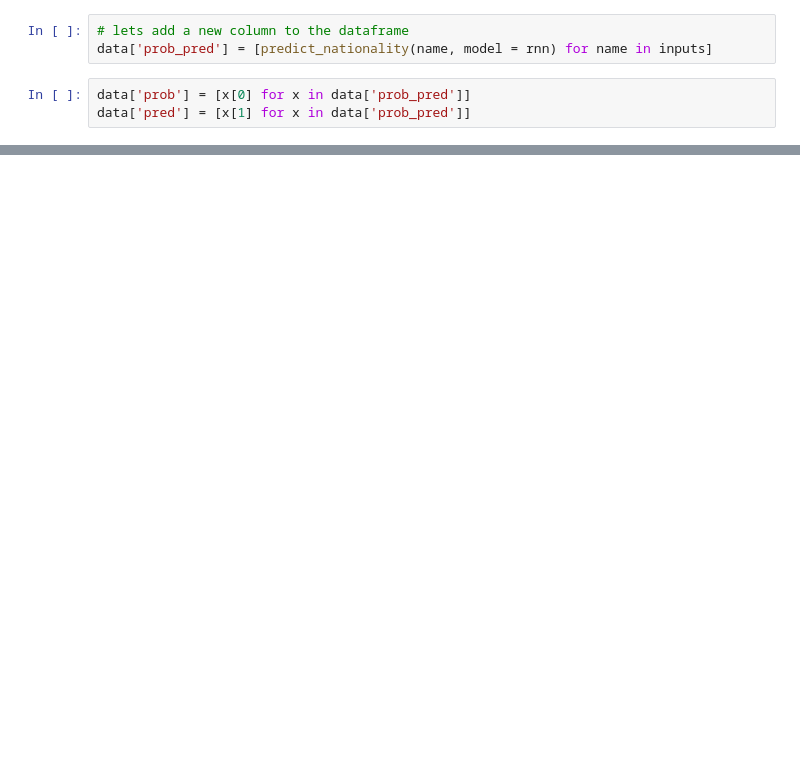
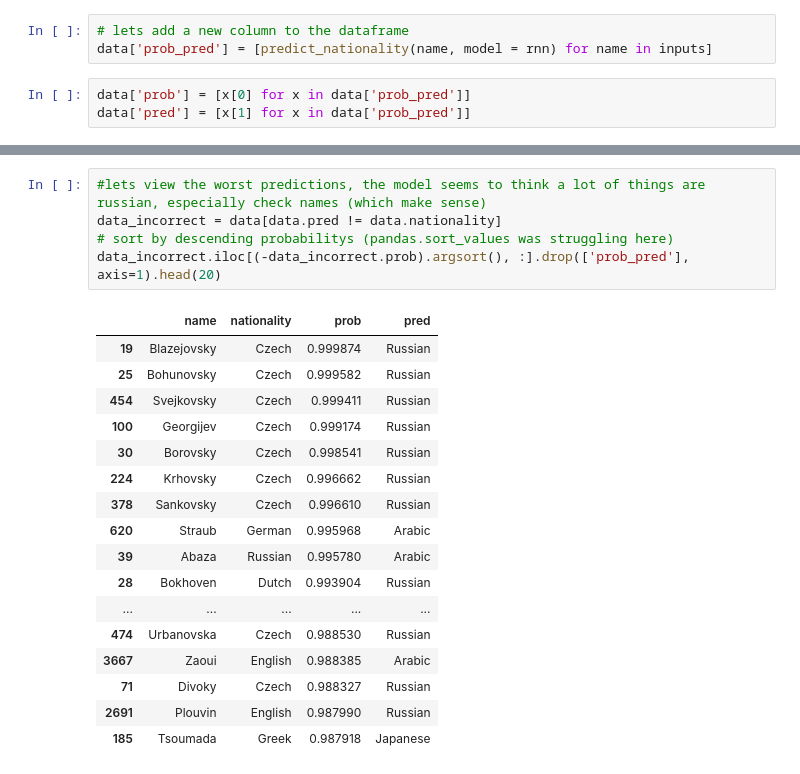
Before and after one commit to stephen-osullivan/pytorch, a Jupyter notebook: 06_rnn_from_scratch.ipynb, the cells around one changed output, grey strips where cells are left out. Saved outputs shown, nothing was run; the diff lists cells and outputs as text; blank space fills up the shorter version.

```diff
--- a/06_rnn_from_scratch.ipynb
+++ b/06_rnn_from_scratch.ipynb
@@ -270,0 +279,23 @@ Text(0.5, 1.0, 'Confusion Matrix')
+# %%
+#lets view the worst predictions, the model seems to think a lot of things are russian, especially check names (which make sense)
+data_incorrect = data[data.pred != data.nationality]
+# sort by descending probabilitys (pandas.sort_values was struggling here)
+data_incorrect.iloc[(-data_incorrect.prob).argsort(), :].drop(['prob_pred'], axis=1).head(20)
+# %% [output]
+|  | name | nationality | prob | pred |
+| 19 | Blazejovsky | Czech | 0.999874 | Russian |
+| 25 | Bohunovsky | Czech | 0.999582 | Russian |
+| 454 | Svejkovsky | Czech | 0.999411 | Russian |
+| 100 | Georgijev | Czech | 0.999174 | Russian |
+| 30 | Borovsky | Czech | 0.998541 | Russian |
+| 224 | Krhovsky | Czech | 0.996662 | Russian |
+| 378 | Sankovsky | Czech | 0.996610 | Russian |
+| 620 | Straub | German | 0.995968 | Arabic |
+| 39 | Abaza | Russian | 0.995780 | Arabic |
+| 28 | Bokhoven | Dutch | 0.993904 | Russian |
+| ... | ... | ... | ... | ... |
+| 474 | Urbanovska | Czech | 0.988530 | Russian |
+| 3667 | Zaoui | English | 0.988385 | Arabic |
+| 71 | Divoky | Czech | 0.988327 | Russian |
+| 2691 | Plouvin | English | 0.987990 | Russian |
+| 185 | Tsoumada | Greek | 0.987918 | Japanese |
```
Also changed, not shown: parts of 13 cells of this notebook, 1 other file.
